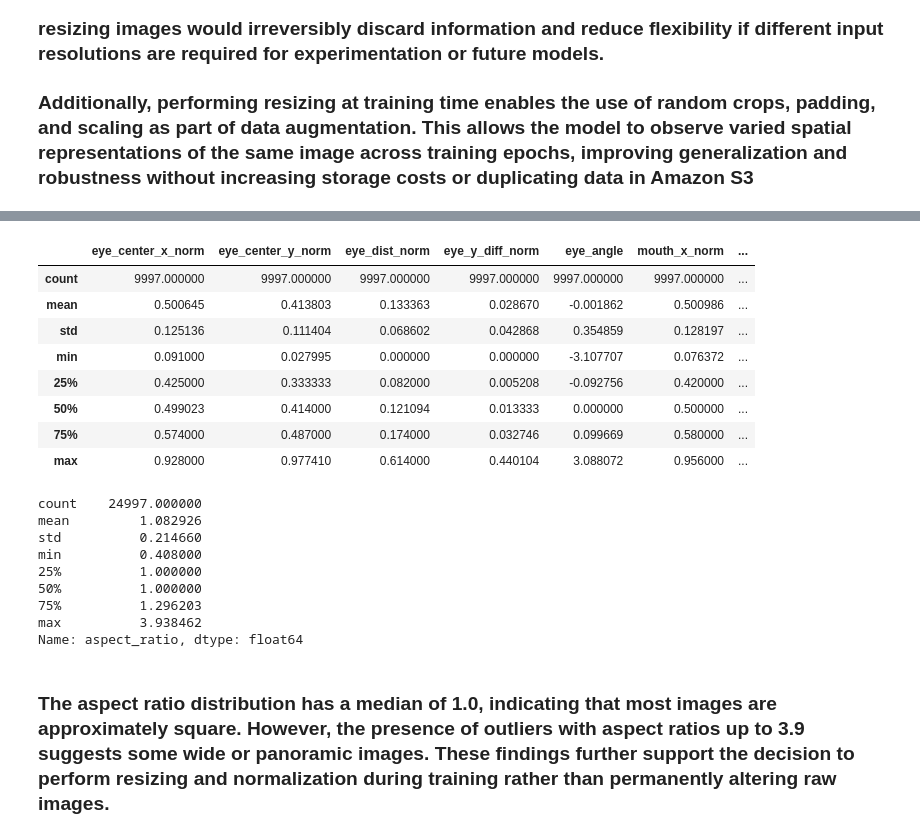
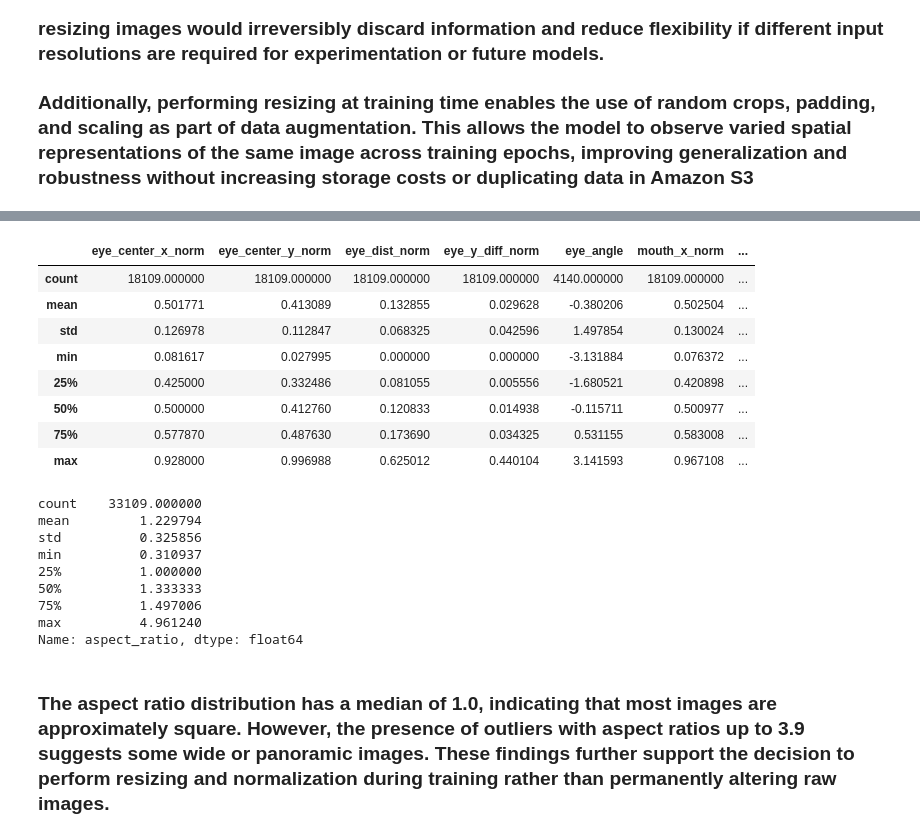
Before and after one commit to lpam-sd/AAI_540_Grp_6, a Jupyter notebook: 3_Create_Athena_EDA.ipynb, the cells around one changed output, grey strips where cells are left out. Cells and saved outputs as stored; diff of their text form; code cells hidden in the pictures.

```diff
--- a/3_Create_Athena_EDA.ipynb
+++ b/3_Create_Athena_EDA.ipynb
@@ -614,9 +1083,10 @@ max       927.000000
 Name: eye_center_x, dtype: float64
 # %%
 #Checking for symmetry
-df["eye_center_y"] = (df["left_eye_y"] + df["right_eye_y"]) / 2
+#Eye center Y
+all_splits_df["eye_center_y"] = (all_splits_df["left_eye_y"] + all_splits_df["right_eye_y"]) / 2
 
 # Normalized eye center Y
-df["eye_center_y_norm"] = df["eye_center_y"] / df["height"]
-df["eye_center_y"].describe()
+all_splits_df["eye_center_y_norm"] = all_splits_df["eye_center_y"] / all_splits_df["height"]
+all_splits_df["eye_center_y"].describe()
 # %% [output]
@@ -631,6 +1101,6 @@ max       783.000000
 Name: eye_center_y, dtype: float64
 # %%
 #Veritical eye allignment
-df["eye_y_diff_norm"] = abs(df["right_eye_y_norm"] - df["left_eye_y_norm"])
-df["eye_y_diff_norm"].describe()
+all_splits_df["eye_y_diff_norm"] = abs(all_splits_df["right_eye_y_norm"] - all_splits_df["left_eye_y_norm"])
+all_splits_df["eye_y_diff_norm"].describe()
 # %% [output]
@@ -648,10 +1118,10 @@ Name: eye_y_diff_norm, dtype: float64
 import numpy as np
 
 # Compute face tilt angle using eye landmarks
-df["eye_angle"] = np.arctan2(
-    df["right_eye_y"] - df["left_eye_y"],
-    df["right_eye_x"] - df["left_eye_x"]
+all_splits_df["eye_angle"] = np.arctan2(
+    all_splits_df["right_eye_y"] - df["left_eye_y"],
+    all_splits_df["right_eye_x"] - df["left_eye_x"]
 )
-df["eye_angle"].describe
+all_splits_df["eye_angle"].describe
 # %% [output]
 <bound method NDFrame.describe of 0        0.031240
@@ -669,6 +1139,6 @@ Name: eye_angle, Length: 24997, dtype: float64>
 # %%
 #position of mouth
-df["mouth_eye_y_norm"] = df["mouth_y_norm"] - df["eye_center_y_norm"]
-df["mouth_eye_y_norm"].describe
+all_splits_df["mouth_eye_y_norm"] = all_splits_df["mouth_y_norm"] - all_splits_df["eye_center_y_norm"]
+all_splits_df["mouth_eye_y_norm"].describe
 # %% [output]
 <bound method NDFrame.describe of 0        0.076000
@@ -730,25 +1192,25 @@ df.head()
 # %%
-df[
+all_splits_df[
     [
         "eye_center_x_norm",
         "eye_center_y_norm",
         "eye_dist_norm",
         "eye_y_diff_norm",
         "eye_angle",
         "mouth_x_norm",
         "mouth_y_norm",
         "mouth_eye_y_norm",
     ]
 ].describe()
 # %% [output]
 |  | eye_center_x_norm | eye_center_y_norm | eye_dist_norm | eye_y_diff_norm | eye_angle | mouth_x_norm | ... |
-| count | 9997.000000 | 9997.000000 | 9997.000000 | 9997.000000 | 9997.000000 | 9997.000000 | ... |
-| mean | 0.500645 | 0.413803 | 0.133363 | 0.028670 | -0.001862 | 0.500986 | ... |
-| std | 0.125136 | 0.111404 | 0.068602 | 0.042868 | 0.354859 | 0.128197 | ... |
-| min | 0.091000 | 0.027995 | 0.000000 | 0.000000 | -3.107707 | 0.076372 | ... |
-| 25% | 0.425000 | 0.333333 | 0.082000 | 0.005208 | -0.092756 | 0.420000 | ... |
-| 50% | 0.499023 | 0.414000 | 0.121094 | 0.013333 | 0.000000 | 0.500000 | ... |
-| 75% | 0.574000 | 0.487000 | 0.174000 | 0.032746 | 0.099669 | 0.580000 | ... |
-| max | 0.928000 | 0.977410 | 0.614000 | 0.440104 | 3.088072 | 0.956000 | ... |
+| count | 18109.000000 | 18109.000000 | 18109.000000 | 18109.000000 | 4140.000000 | 18109.000000 | ... |
+| mean | 0.501771 | 0.413089 | 0.132855 | 0.029628 | -0.380206 | 0.502504 | ... |
+| std | 0.126978 | 0.112847 | 0.068325 | 0.042596 | 1.497854 | 0.130024 | ... |
+| min | 0.081617 | 0.027995 | 0.000000 | 0.000000 | -3.131884 | 0.076372 | ... |
+| 25% | 0.425000 | 0.332486 | 0.081055 | 0.005556 | -1.680521 | 0.420898 | ... |
+| 50% | 0.500000 | 0.412760 | 0.120833 | 0.014938 | -0.115711 | 0.500977 | ... |
+| 75% | 0.577870 | 0.487630 | 0.173690 | 0.034325 | 0.531155 | 0.583008 | ... |
+| max | 0.928000 | 0.996988 | 0.625012 | 0.440104 | 3.141593 | 0.967108 | ... |
 # %%
 
@@ -757,15 +1218,15 @@ df["log_file_size"] = np.log1p(df["file_size"])
 # %%
-df["aspect_ratio"] = df["width"] / df["height"]
-df["aspect_ratio"].describe()
+all_splits_df["aspect_ratio"] = all_splits_df["width"] / all_splits_df["height"]
+all_splits_df["aspect_ratio"].describe()
 # %% [output]
-count    24997.000000
-mean         1.082926
-std          0.214660
-min          0.408000
+count    33109.000000
+mean         1.229794
+std          0.325856
+min          0.310937
 25%          1.000000
-50%          1.000000
-75%          1.296203
-max          3.938462
+50%          1.333333
+75%          1.497006
+max          4.961240
 Name: aspect_ratio, dtype: float64
 # %% [markdown]
 ### The aspect ratio distribution has a median of 1.0, indicating that most images are approximately square. However, the presence of outliers with aspect ratios up to 3.9 suggests some wide or panoramic images. These findings further support the decision to perform resizing and normalization during training rather than permanently altering raw images.
```
Also changed, not shown: parts of 70 cells of this notebook, 7 other files.
